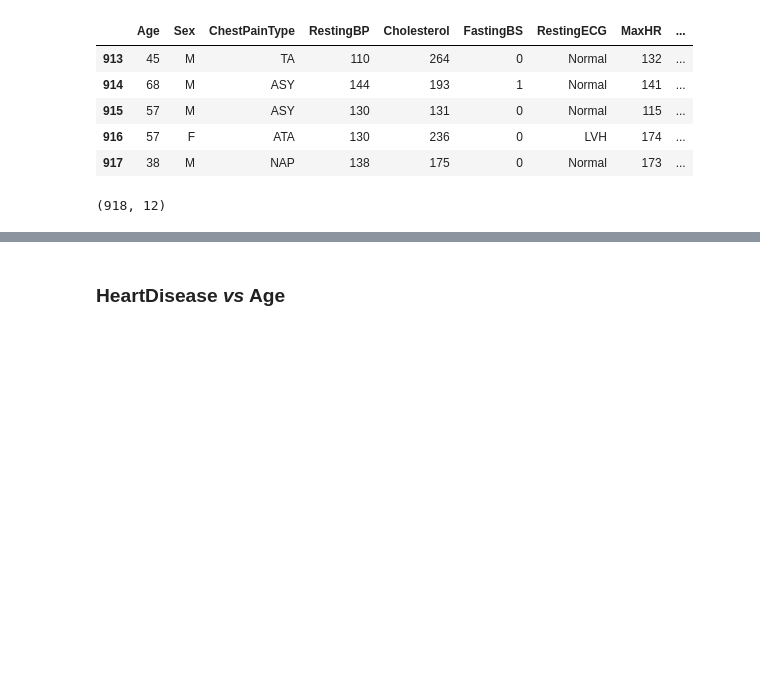
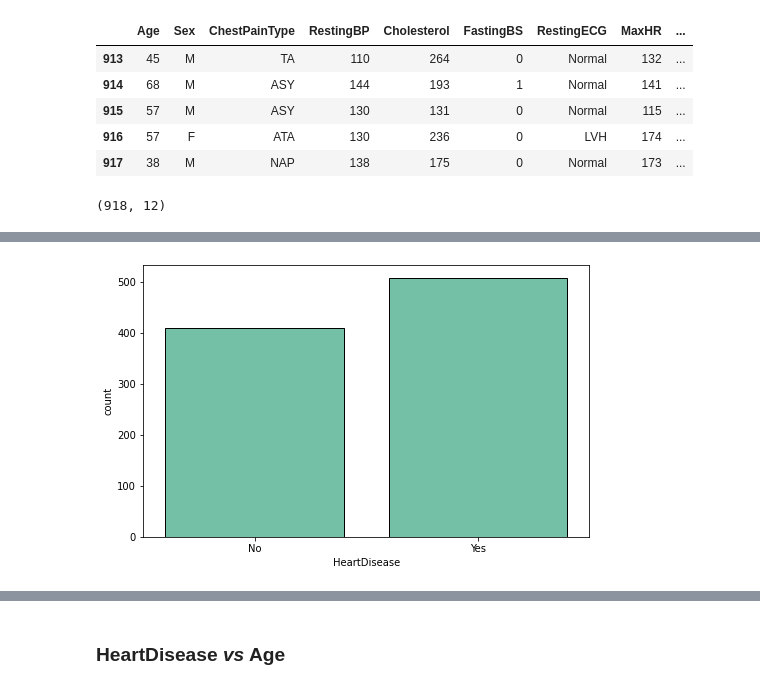
Before and after one commit to AnaAGG/Heart-Disease-Prediction, a Jupyter notebook: notebooks/Heart_Disease_Prediction_AnaG.ipynb, the cells around one changed output, grey strips where cells are left out. Cells and saved outputs as stored; diff of their text form; code cells hidden in the pictures; blank space fills up the shorter version.

```diff
--- a/notebooks/Heart_Disease_Prediction_AnaG.ipynb
+++ b/notebooks/Heart_Disease_Prediction_AnaG.ipynb
@@ -265,0 +272,8 @@ dtype: object
+# %%
+plt.figure(figsize=(8,5)) # para cambiar el tamaño de la figura
+
+fig1 = sns.countplot(data = df, x = "HeartDisease",  color = "mediumaquamarine",  edgecolor='black');
+fig1.set(xticklabels=["No", "Yes"])
+plt.show();
+# %% [output]
+[figure, added]
```
Also changed, not shown: parts of 70 cells of this notebook.
